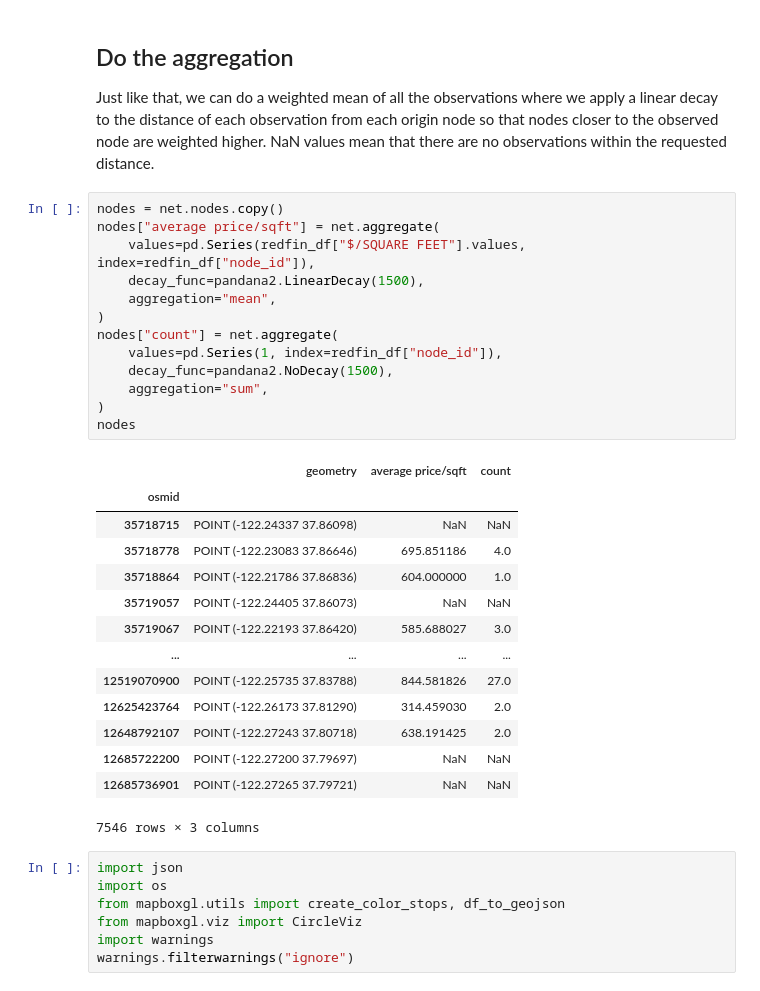
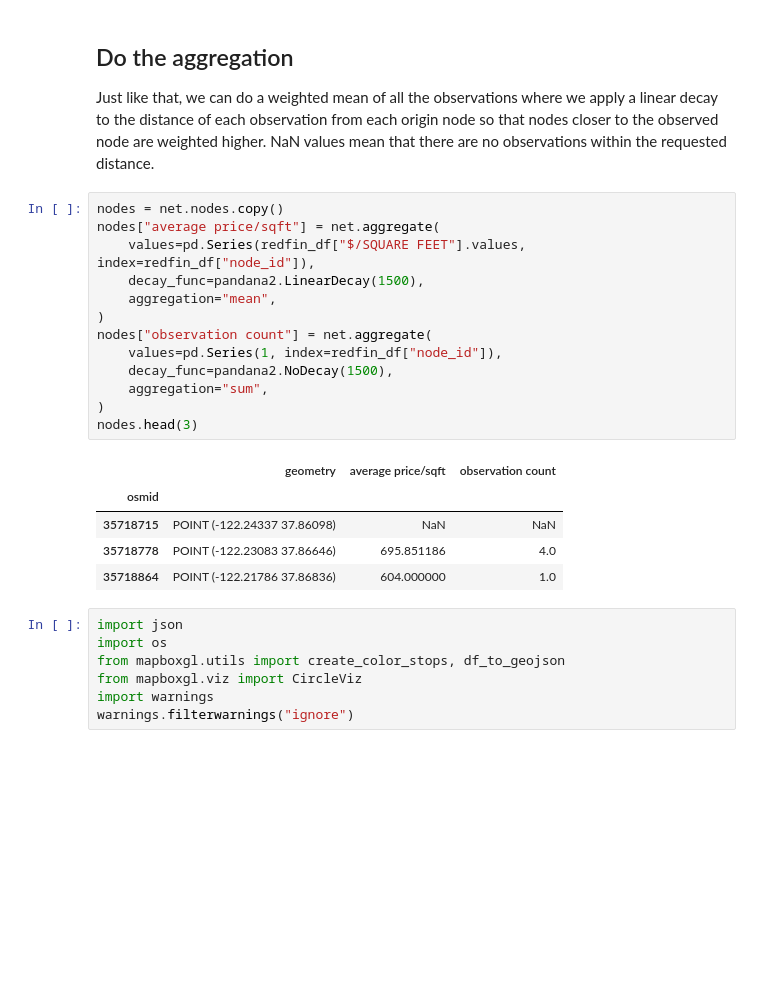
Before and after one commit to mapcraftlabs/pandana2, a Jupyter notebook: examples/pandana_example.ipynb, the cells around one changed output. Saved outputs shown, nothing was run; the diff lists cells and outputs as text; blank space fills up the shorter version.

```diff
--- a/examples/pandana_example.ipynb
+++ b/examples/pandana_example.ipynb
@@ -112,31 +67,22 @@ Just like that, we can do a weighted mean of all the observations where we apply
 # %%
 nodes = net.nodes.copy()
 nodes["average price/sqft"] = net.aggregate(
     values=pd.Series(redfin_df["$/SQUARE FEET"].values, index=redfin_df["node_id"]),
     decay_func=pandana2.LinearDecay(1500),
     aggregation="mean",
 )
-nodes["count"] = net.aggregate(
+nodes["observation count"] = net.aggregate(
     values=pd.Series(1, index=redfin_df["node_id"]),
     decay_func=pandana2.NoDecay(1500),
     aggregation="sum",
 )
-nodes
+nodes.head(3)
 # %% [output]
-|  | geometry | average price/sqft | count |
+|  | geometry | average price/sqft | observation count |
 | osmid |  |  |  |
 | 35718715 | POINT (-122.24337 37.86098) | NaN | NaN |
 | 35718778 | POINT (-122.23083 37.86646) | 695.851186 | 4.0 |
 | 35718864 | POINT (-122.21786 37.86836) | 604.000000 | 1.0 |
-| 35719057 | POINT (-122.24405 37.86073) | NaN | NaN |
-| 35719067 | POINT (-122.22193 37.86420) | 585.688027 | 3.0 |
-| ... | ... | ... | ... |
-| 12519070900 | POINT (-122.25735 37.83788) | 844.581826 | 27.0 |
-| 12625423764 | POINT (-122.26173 37.81290) | 314.459030 | 2.0 |
-| 12648792107 | POINT (-122.27243 37.80718) | 638.191425 | 2.0 |
-| 12685722200 | POINT (-122.27200 37.79697) | NaN | NaN |
-| 12685736901 | POINT (-122.27265 37.79721) | NaN | NaN |
-7546 rows × 3 columns
 # %%
 import json
 import os
```
Also changed, not shown: parts of 5 cells of this notebook.
